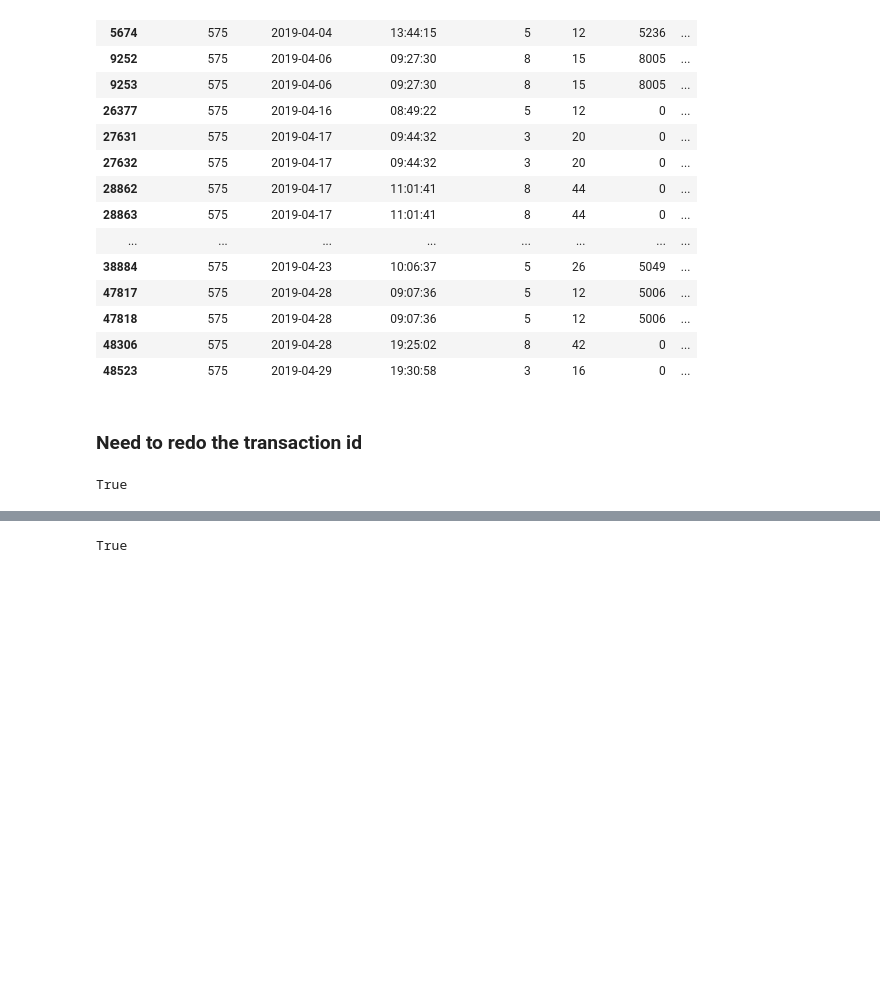
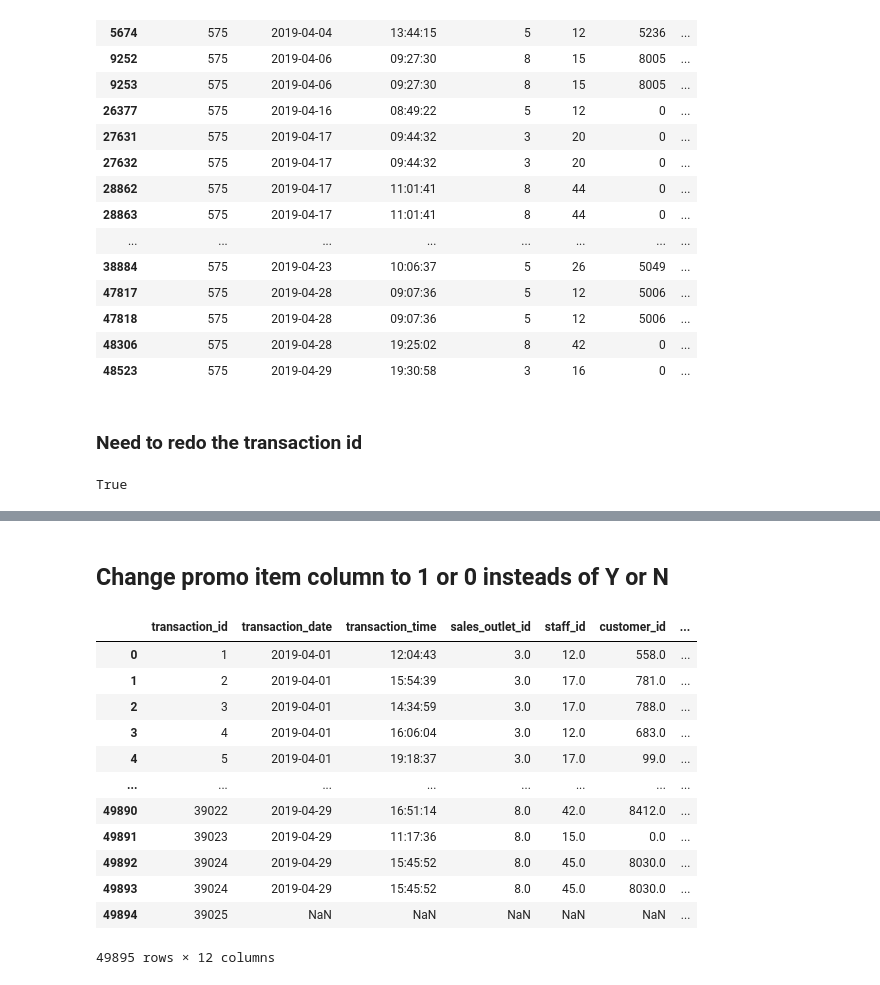
Before and after one commit to coffee-shop-analysis/coffee_project, a Jupyter notebook: wrangle_j.ipynb, the cells around one changed output, grey strips where cells are left out. Cells and saved outputs as stored; diff of their text form; code cells hidden in the pictures; blank space fills up the shorter version.

```diff
--- a/wrangle_j.ipynb
+++ b/wrangle_j.ipynb
@@ -139,4 +142,24 @@ True
-# %%
-'12:30:00' == '12:30:00'
-# %% [output]
-True
+# %%
+df = df.rename(columns={'instore_yn': 'is_instore'})
+# %% [markdown]
+## Change promo item column to 1 or 0 insteads of Y or N
+# %%
+df['promo_item_yn'] = df['promo_item_yn'].replace({'Y': 1, 'N': 0})
+# %%
+df = df.rename(columns={'promo_item_yn': 'is_promo'})
+# %%
+df
+# %% [output]
+|  | transaction_id | transaction_date | transaction_time | sales_outlet_id | staff_id | customer_id | ... |
+| 0 | 1 | 2019-04-01 | 12:04:43 | 3.0 | 12.0 | 558.0 | ... |
+| 1 | 2 | 2019-04-01 | 15:54:39 | 3.0 | 17.0 | 781.0 | ... |
+| 2 | 3 | 2019-04-01 | 14:34:59 | 3.0 | 17.0 | 788.0 | ... |
+| 3 | 4 | 2019-04-01 | 16:06:04 | 3.0 | 12.0 | 683.0 | ... |
+| 4 | 5 | 2019-04-01 | 19:18:37 | 3.0 | 17.0 | 99.0 | ... |
+| ... | ... | ... | ... | ... | ... | ... | ... |
+| 49890 | 39022 | 2019-04-29 | 16:51:14 | 8.0 | 42.0 | 8412.0 | ... |
+| 49891 | 39023 | 2019-04-29 | 11:17:36 | 8.0 | 15.0 | 0.0 | ... |
+| 49892 | 39024 | 2019-04-29 | 15:45:52 | 8.0 | 45.0 | 8030.0 | ... |
+| 49893 | 39024 | 2019-04-29 | 15:45:52 | 8.0 | 45.0 | 8030.0 | ... |
+| 49894 | 39025 | NaN | NaN | NaN | NaN | NaN | ... |
+49895 rows × 12 columns
```
Also changed, not shown: parts of 15 cells of this notebook.
